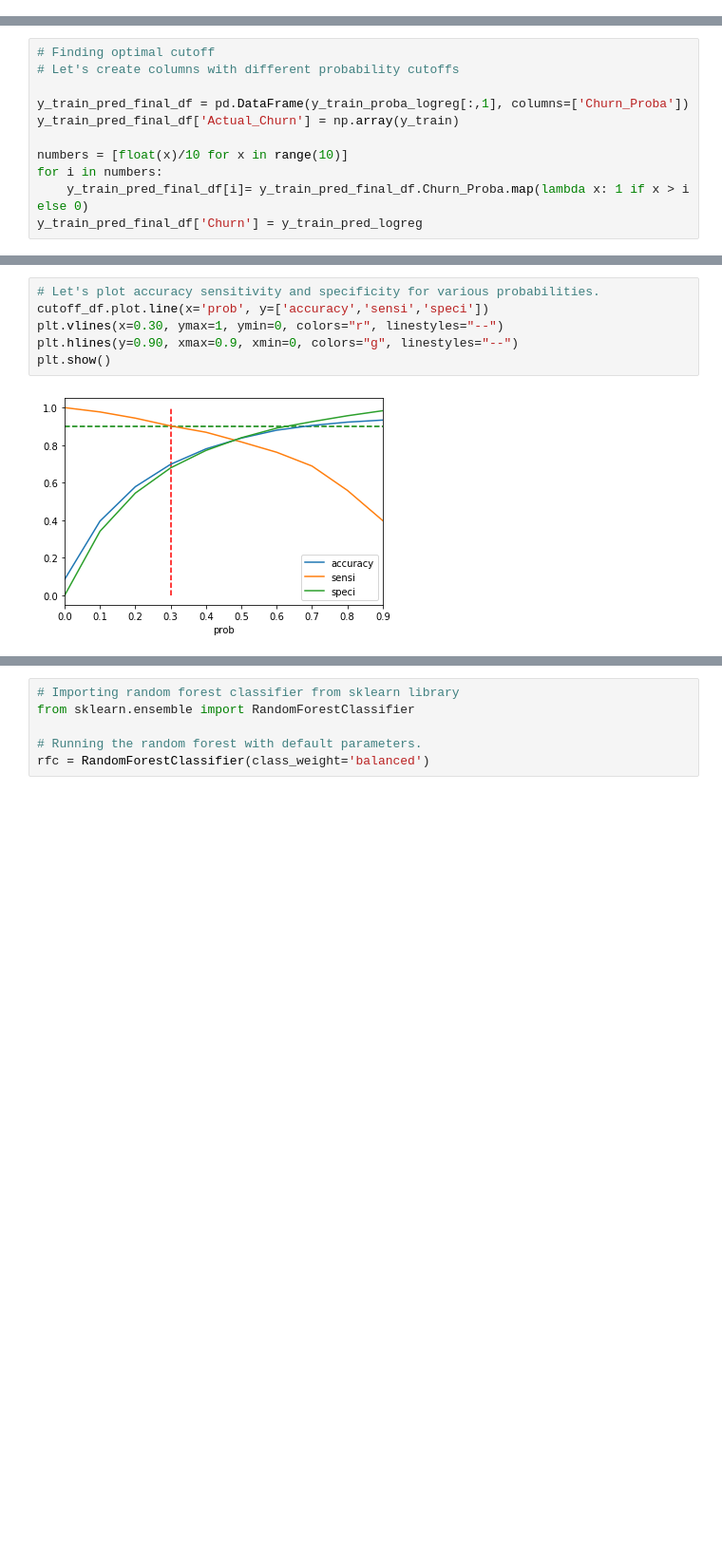
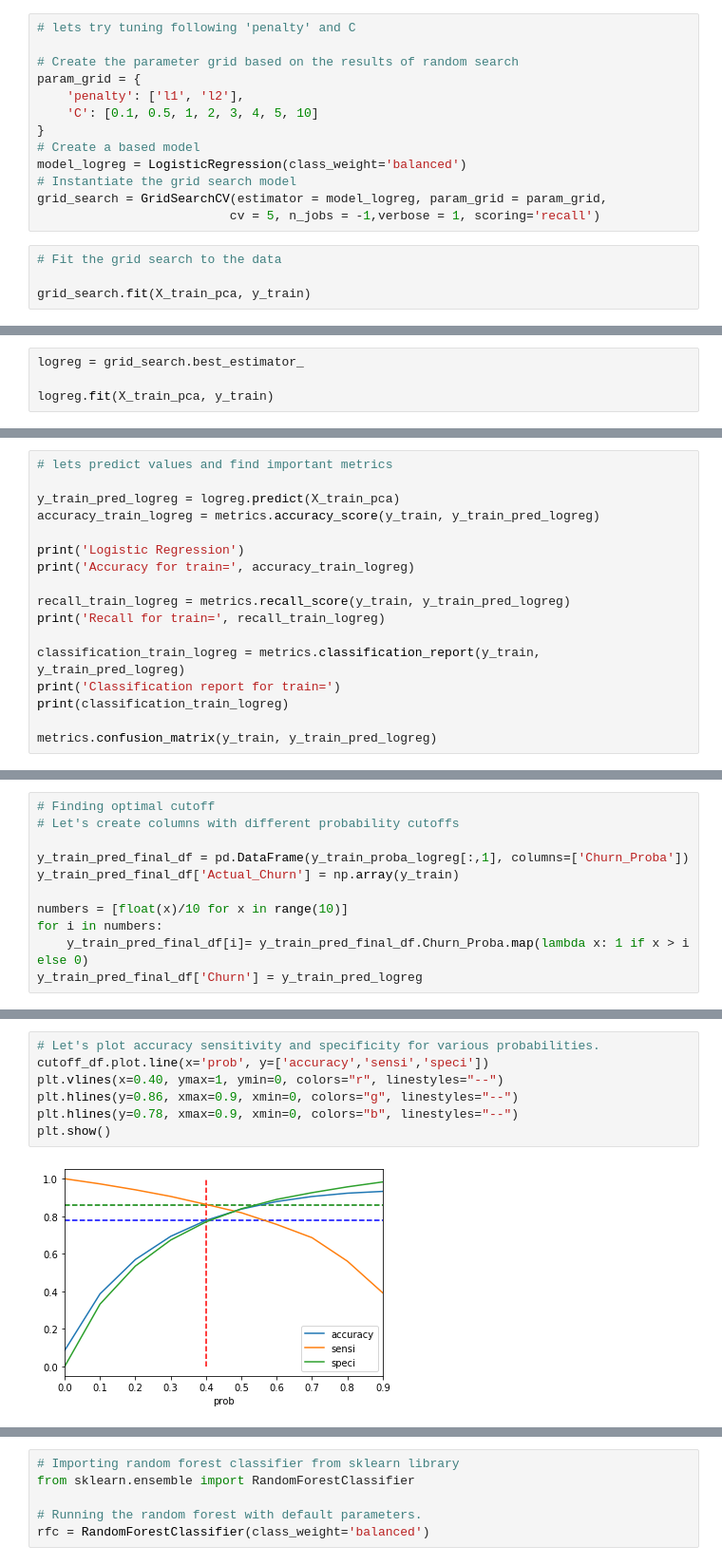
Before and after one commit to adi007me/telecom-churn-case-study, a Jupyter notebook: telecom-churn.ipynb, the cells around one changed output, grey strips where cells are left out. Shown at 95% size. Saved outputs shown, nothing was run; the diff lists cells and outputs as text; blank space fills up the shorter version.

```diff
--- a/telecom-churn.ipynb
+++ b/telecom-churn.ipynb
@@ -863,0 +905,17 @@ draw_roc(y_train, y_train_churn_proba_logreg)
+# %%
+# lets try tuning following 'penalty' and C
+
+# Create the parameter grid based on the results of random search
+param_grid = {
+    'penalty': ['l1', 'l2'],
+    'C': [0.1, 0.5, 1, 2, 3, 4, 5, 10]
+}
+# Create a based model
+model_logreg = LogisticRegression(class_weight='balanced')
+# Instantiate the grid search model
+grid_search = GridSearchCV(estimator = model_logreg, param_grid = param_grid,
+                          cv = 5, n_jobs = -1,verbose = 1, scoring='recall')
+# %%
+# Fit the grid search to the data
+
+grid_search.fit(X_train_pca, y_train)
@@ -863,0 +973,4 @@ draw_roc(y_train, y_train_churn_proba_logreg)
+# %%
+logreg = grid_search.best_estimator_
+
+logreg.fit(X_train_pca, y_train)
@@ -863,0 +983,17 @@ draw_roc(y_train, y_train_churn_proba_logreg)
+# %%
+# lets predict values and find important metrics
+
+y_train_pred_logreg = logreg.predict(X_train_pca)
+accuracy_train_logreg = metrics.accuracy_score(y_train, y_train_pred_logreg)
+
+print('Logistic Regression')
+print('Accuracy for train=', accuracy_train_logreg)
+
+recall_train_logreg = metrics.recall_score(y_train, y_train_pred_logreg)
+print('Recall for train=', recall_train_logreg)
+
+classification_train_logreg = metrics.classification_report(y_train, y_train_pred_logreg)
+print('Classification report for train=')
+print(classification_train_logreg)
+
+metrics.confusion_matrix(y_train, y_train_pred_logreg)
@@ -907,9 +1058,10 @@ print(cutoff_df)
 # %%
 # Let's plot accuracy sensitivity and specificity for various probabilities.
 cutoff_df.plot.line(x='prob', y=['accuracy','sensi','speci'])
-plt.vlines(x=0.30, ymax=1, ymin=0, colors="r", linestyles="--")
-plt.hlines(y=0.90, xmax=0.9, xmin=0, colors="g", linestyles="--")
+plt.vlines(x=0.40, ymax=1, ymin=0, colors="r", linestyles="--")
+plt.hlines(y=0.86, xmax=0.9, xmin=0, colors="g", linestyles="--")
+plt.hlines(y=0.78, xmax=0.9, xmin=0, colors="b", linestyles="--")
 plt.show()
 # %% [output]
-[figure, old version]
+[figure, new version]
 # %%
```
Also changed, not shown: parts of 121 cells of this notebook.
